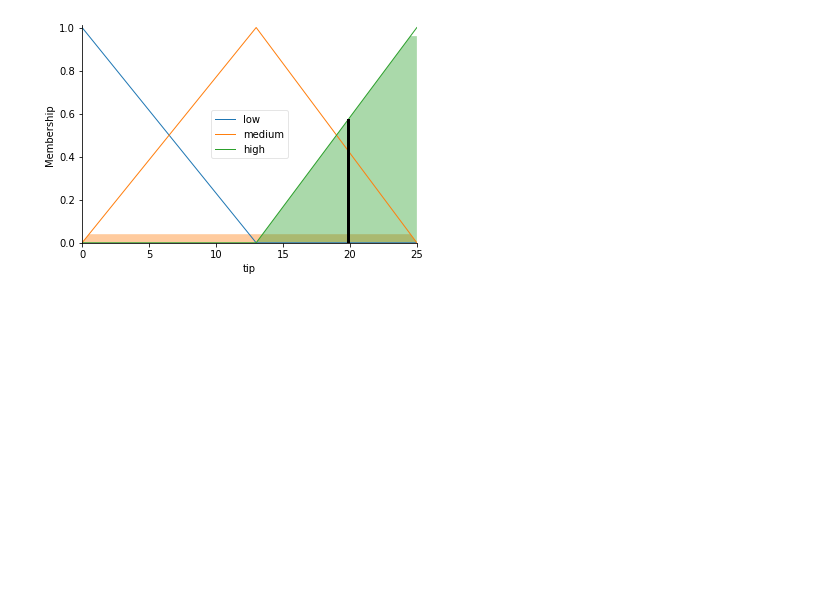
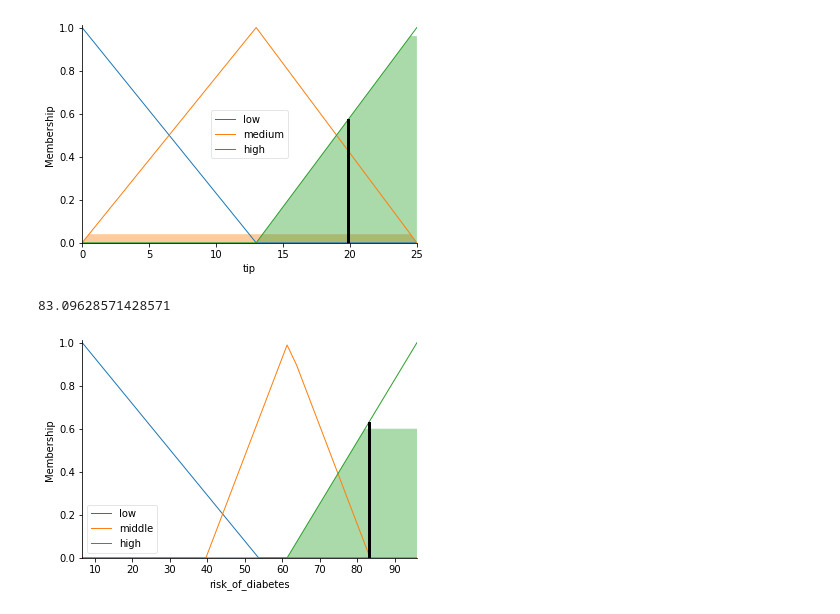
Before and after one commit to XoneKone/FuzzyLab, a Jupyter notebook: Fuzzy_example.ipynb, the cells around one changed output. Cells and saved outputs as stored; diff of their text form; code cells hidden in the pictures; blank space fills up the shorter version.

```diff
--- a/Fuzzy_example.ipynb
+++ b/Fuzzy_example.ipynb
@@ -154,3 +154,42 @@ tip.view(sim=tipping)
 # %% [output]
 19.847607361963192
 [figure]
+# %%
+rules = [
+    ctrl.Rule(blood_sugar_level['high'], risk_of_diabetes['high']),
+    ctrl.Rule(mass_indexes['high'], risk_of_diabetes['high']),
+    ctrl.Rule((age['young'] | age['old']) & amount_of_carbohydrates['high'], risk_of_diabetes['high']),
+    ctrl.Rule(
+        (blood_sugar_level['low'] | blood_sugar_level['middle']) &
+        (mass_indexes['low'] | mass_indexes['middle']) &
+        (age['young'] | age['old']) &
+        (amount_of_carbohydrates['low'] | amount_of_carbohydrates['middle']),
+        risk_of_diabetes['middle']
+    ),
+    ctrl.Rule(
+        (blood_sugar_level['low'] | blood_sugar_level['middle']) &
+        (mass_indexes['low'] | mass_indexes['middle']) &
+        age['middle'] &
+        (amount_of_carbohydrates['low'] | amount_of_carbohydrates['middle']),
+        risk_of_diabetes['low']
+    ),
+]
+# %%
+diabet_risk_ctrl = ctrl.ControlSystem(rules)
+diabet_risk = ctrl.ControlSystemSimulation(diabet_risk_ctrl)
+# %%
+# Pass inputs to the ControlSystem using Antecedent labels with Pythonic API
+# Note: if you like passing many inputs all at once, use .inputs(dict_of_data)
+diabet_risk.input['blood_sugar_level'] = 5.5
+diabet_risk.input['mass_indexes'] = 31.7
+diabet_risk.input['age'] = 15
+diabet_risk.input['amount_of_carbohydrates'] = 0.56
+
+# Crunch the numbers
+diabet_risk.compute()
+# %%
+print(diabet_risk.output['risk_of_diabetes'])
+risk_of_diabetes.view(sim=diabet_risk)
+# %% [output]
+83.09628571428571
+[figure, added]
```
